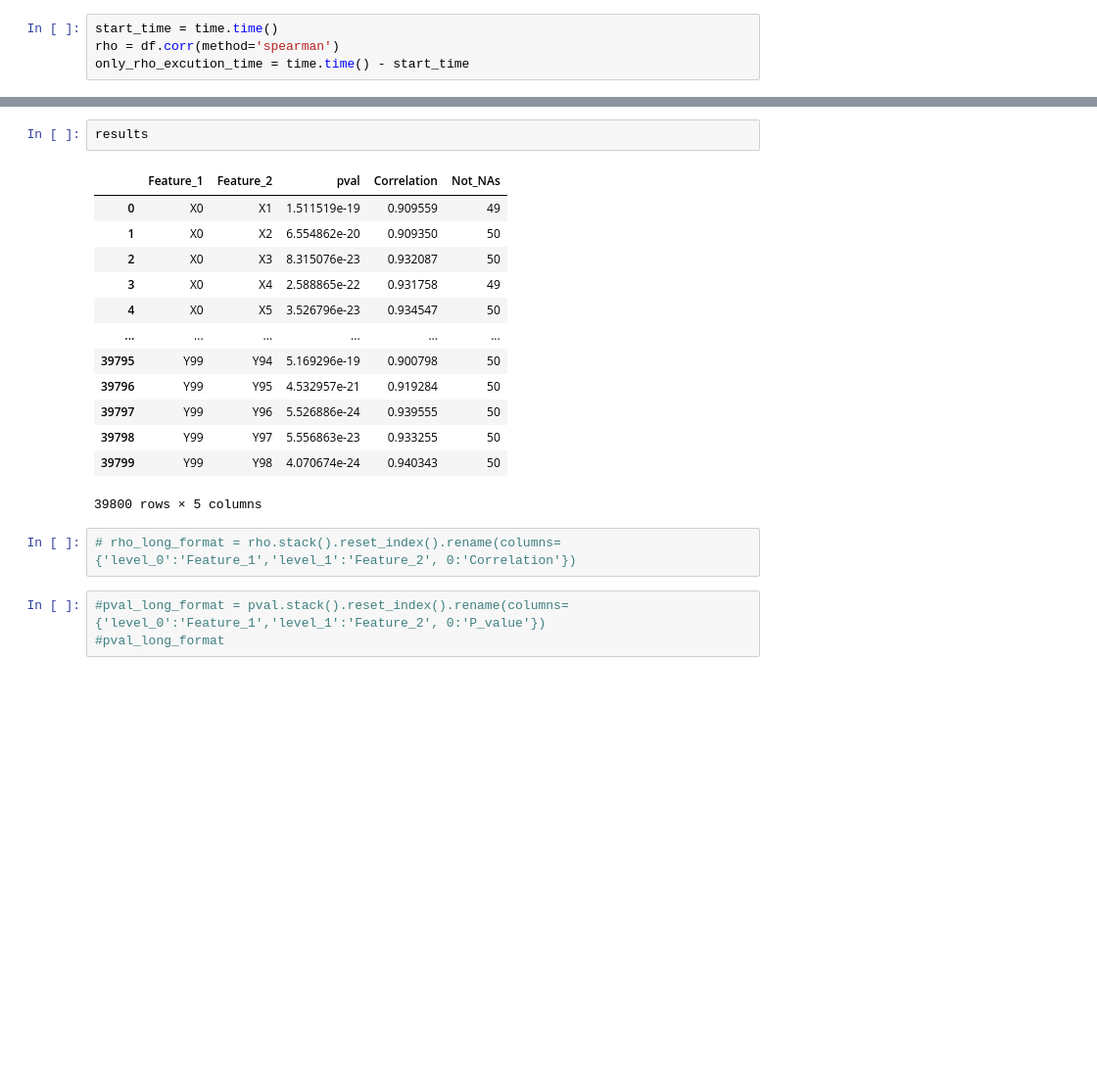
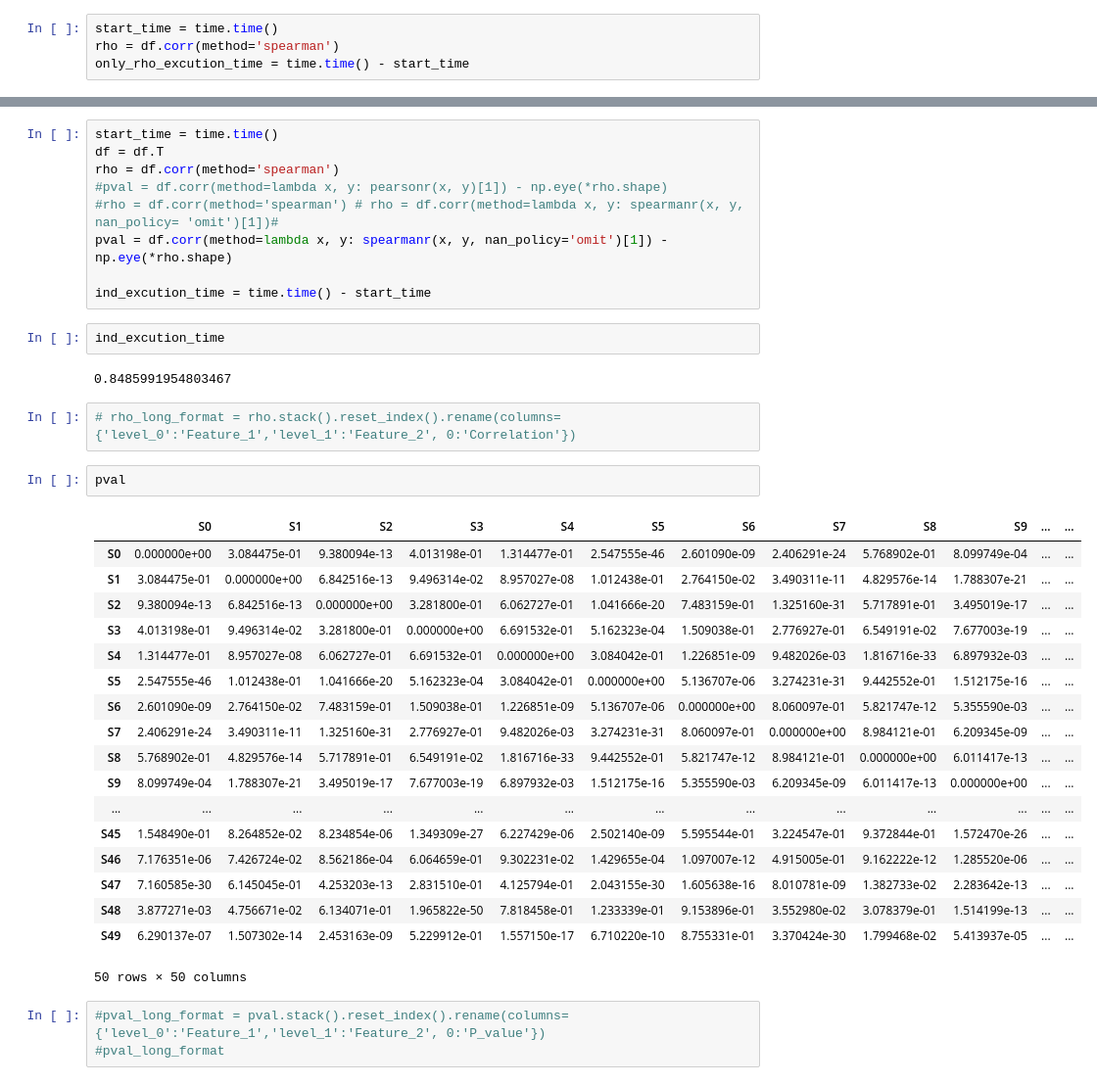
Before and after one commit to omicsEye/btest, a Jupyter notebook: notebooks/btest.ipynb, the cells around one changed output, grey strips where cells are left out. Shown: that part at 98% size. Cells and saved outputs as stored; diff of their text form; blank space fills up the shorter version.

```diff
--- a/notebooks/btest.ipynb
+++ b/notebooks/btest.ipynb
@@ -141,21 +173,39 @@ only_rho_excution_time
-# %%
-results
-# %% [output]
-|  | Feature_1 | Feature_2 | pval | Correlation | Not_NAs |
-| 0 | X0 | X1 | 1.511519e-19 | 0.909559 | 49 |
-| 1 | X0 | X2 | 6.554862e-20 | 0.909350 | 50 |
-| 2 | X0 | X3 | 8.315076e-23 | 0.932087 | 50 |
-| 3 | X0 | X4 | 2.588865e-22 | 0.931758 | 49 |
-| 4 | X0 | X5 | 3.526796e-23 | 0.934547 | 50 |
-| ... | ... | ... | ... | ... | ... |
-| 39795 | Y99 | Y94 | 5.169296e-19 | 0.900798 | 50 |
-| 39796 | Y99 | Y95 | 4.532957e-21 | 0.919284 | 50 |
-| 39797 | Y99 | Y96 | 5.526886e-24 | 0.939555 | 50 |
-| 39798 | Y99 | Y97 | 5.556863e-23 | 0.933255 | 50 |
-| 39799 | Y99 | Y98 | 4.070674e-24 | 0.940343 | 50 |
-39800 rows × 5 columns
+# %%
+start_time = time.time()
+df = df.T
+rho = df.corr(method='spearman')
+#pval = df.corr(method=lambda x, y: pearsonr(x, y)[1]) - np.eye(*rho.shape)
+#rho = df.corr(method='spearman') # rho = df.corr(method=lambda x, y: spearmanr(x, y, nan_policy= 'omit')[1])#
+pval = df.corr(method=lambda x, y: spearmanr(x, y, nan_policy='omit')[1]) - np.eye(*rho.shape)
+
+ind_excution_time = time.time() - start_time
+# %%
+ind_excution_time
+# %% [output]
+0.8485991954803467
 # %%
 # rho_long_format = rho.stack().reset_index().rename(columns={'level_0':'Feature_1','level_1':'Feature_2', 0:'Correlation'})
+# %%
+pval
+# %% [output]
+|  | S0 | S1 | S2 | S3 | S4 | S5 | S6 | S7 | S8 | S9 | ... | ... |
+| S0 | 0.000000e+00 | 3.084475e-01 | 9.380094e-13 | 4.013198e-01 | 1.314477e-01 | 2.547555e-46 | 2.601090e-09 | 2.406291e-24 | 5.768902e-01 | 8.099749e-04 | ... | ... |
+| S1 | 3.084475e-01 | 0.000000e+00 | 6.842516e-13 | 9.496314e-02 | 8.957027e-08 | 1.012438e-01 | 2.764150e-02 | 3.490311e-11 | 4.829576e-14 | 1.788307e-21 | ... | ... |
+| S2 | 9.380094e-13 | 6.842516e-13 | 0.000000e+00 | 3.281800e-01 | 6.062727e-01 | 1.041666e-20 | 7.483159e-01 | 1.325160e-31 | 5.717891e-01 | 3.495019e-17 | ... | ... |
+| S3 | 4.013198e-01 | 9.496314e-02 | 3.281800e-01 | 0.000000e+00 | 6.691532e-01 | 5.162323e-04 | 1.509038e-01 | 2.776927e-01 | 6.549191e-02 | 7.677003e-19 | ... | ... |
+| S4 | 1.314477e-01 | 8.957027e-08 | 6.062727e-01 | 6.691532e-01 | 0.000000e+00 | 3.084042e-01 | 1.226851e-09 | 9.482026e-03 | 1.816716e-33 | 6.897932e-03 | ... | ... |
+| S5 | 2.547555e-46 | 1.012438e-01 | 1.041666e-20 | 5.162323e-04 | 3.084042e-01 | 0.000000e+00 | 5.136707e-06 | 3.274231e-31 | 9.442552e-01 | 1.512175e-16 | ... | ... |
+| S6 | 2.601090e-09 | 2.764150e-02 | 7.483159e-01 | 1.509038e-01 | 1.226851e-09 | 5.136707e-06 | 0.000000e+00 | 8.060097e-01 | 5.821747e-12 | 5.355590e-03 | ... | ... |
+| S7 | 2.406291e-24 | 3.490311e-11 | 1.325160e-31 | 2.776927e-01 | 9.482026e-03 | 3.274231e-31 | 8.060097e-01 | 0.000000e+00 | 8.984121e-01 | 6.209345e-09 | ... | ... |
+| S8 | 5.768902e-01 | 4.829576e-14 | 5.717891e-01 | 6.549191e-02 | 1.816716e-33 | 9.442552e-01 | 5.821747e-12 | 8.984121e-01 | 0.000000e+00 | 6.011417e-13 | ... | ... |
+| S9 | 8.099749e-04 | 1.788307e-21 | 3.495019e-17 | 7.677003e-19 | 6.897932e-03 | 1.512175e-16 | 5.355590e-03 | 6.209345e-09 | 6.011417e-13 | 0.000000e+00 | ... | ... |
+| ... | ... | ... | ... | ... | ... | ... | ... | ... | ... | ... | ... | ... |
+| S45 | 1.548490e-01 | 8.264852e-02 | 8.234854e-06 | 1.349309e-27 | 6.227429e-06 | 2.502140e-09 | 5.595544e-01 | 3.224547e-01 | 9.372844e-01 | 1.572470e-26 | ... | ... |
+| S46 | 7.176351e-06 | 7.426724e-02 | 8.562186e-04 | 6.064659e-01 | 9.302231e-02 | 1.429655e-04 | 1.097007e-12 | 4.915005e-01 | 9.162222e-12 | 1.285520e-06 | ... | ... |
+| S47 | 7.160585e-30 | 6.145045e-01 | 4.253203e-13 | 2.831510e-01 | 4.125794e-01 | 2.043155e-30 | 1.605638e-16 | 8.010781e-09 | 1.382733e-02 | 2.283642e-13 | ... | ... |
+| S48 | 3.877271e-03 | 4.756671e-02 | 6.134071e-01 | 1.965822e-50 | 7.818458e-01 | 1.233339e-01 | 9.153896e-01 | 3.552980e-02 | 3.078379e-01 | 1.514199e-13 | ... | ... |
+| S49 | 6.290137e-07 | 1.507302e-14 | 2.453163e-09 | 5.229912e-01 | 1.557150e-17 | 6.710220e-10 | 8.755331e-01 | 3.370424e-30 | 1.799468e-02 | 5.413937e-05 | ... | ... |
+50 rows × 50 columns
 # %%
 #pval_long_format = pval.stack().reset_index().rename(columns={'level_0':'Feature_1','level_1':'Feature_2', 0:'P_value'})
 #pval_long_format
```
Also changed, not shown: parts of 11 cells of this notebook, 4 other files.
